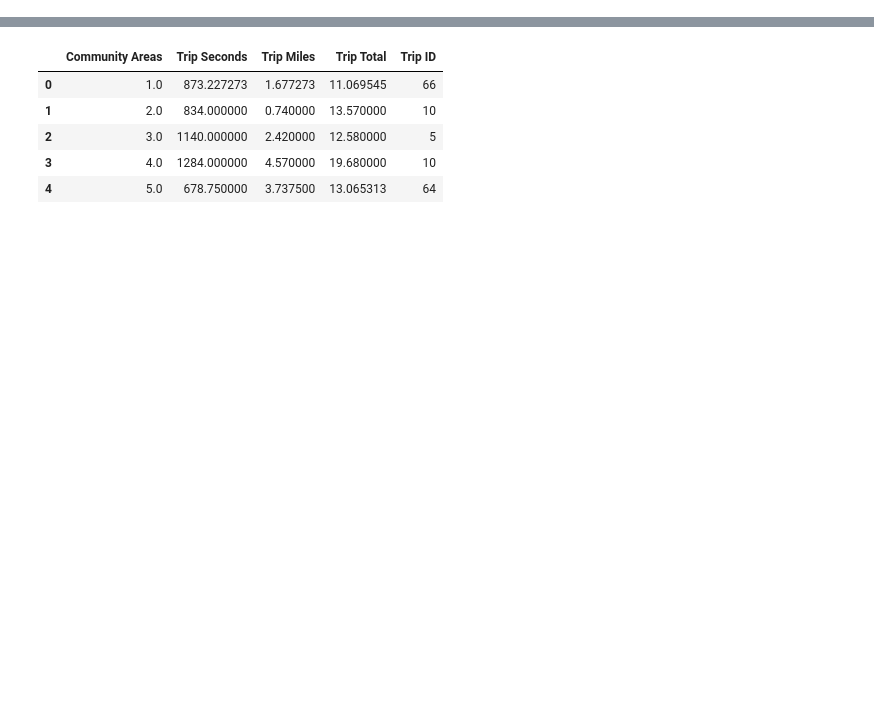
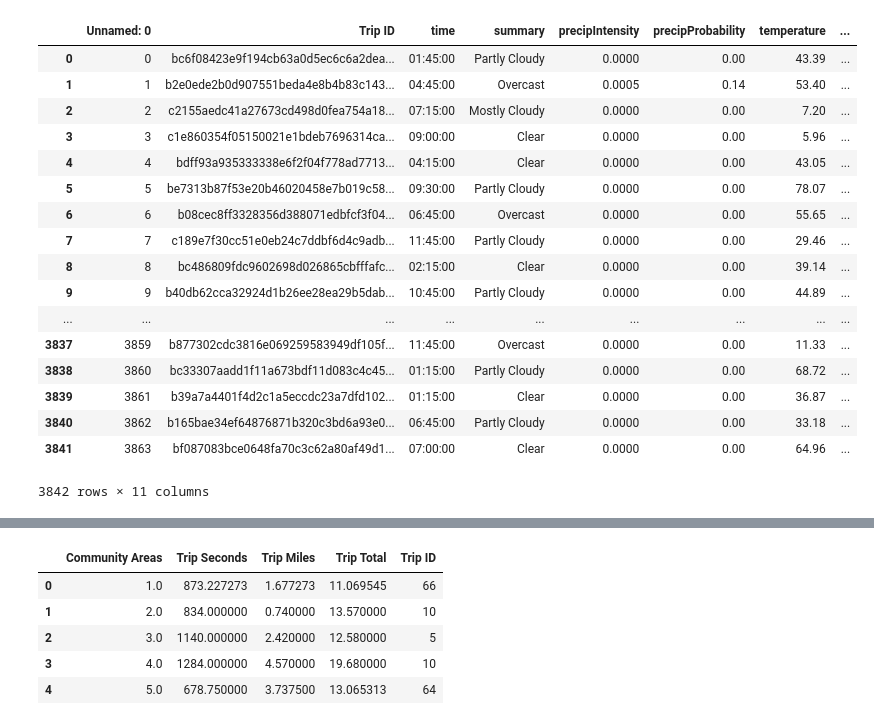
Before and after one commit to peterjorphan/07-project_one, a Jupyter notebook: Resources/jared_datawork.ipynb, the cells around one changed output, grey strips where cells are left out. Drawn from its saved outputs; the diff is of its cells as text; code cells hidden in the pictures; blank space fills up the shorter version.

```diff
--- a/Resources/jared_datawork.ipynb
+++ b/Resources/jared_datawork.ipynb
@@ -32,0 +28,24 @@ df.head()
+# %%
+# df['New Start'] = df['Trip Start Timestamp'].str.split(pat=None, expand=True, n=-1)
+# df['Trip Start Timestamp'].str.split(' ', -1, expand=True)
+df[['new time', 'time']] = df['time'].str.split('T', n=1, expand=True)
+df
+# %% [output]
+|  | Unnamed: 0 | Trip ID | time | summary | precipIntensity | precipProbability | temperature | ... |
+| 0 | 0 | bc6f08423e9f194cb63a0d5ec6c6a2dea... | 01:45:00 | Partly Cloudy | 0.0000 | 0.00 | 43.39 | ... |
+| 1 | 1 | b2e0ede2b0d907551beda4e8b4b83c143... | 04:45:00 | Overcast | 0.0005 | 0.14 | 53.40 | ... |
+| 2 | 2 | c2155aedc41a27673cd498d0fea754a18... | 07:15:00 | Mostly Cloudy | 0.0000 | 0.00 | 7.20 | ... |
+| 3 | 3 | c1e860354f05150021e1bdeb7696314ca... | 09:00:00 | Clear | 0.0000 | 0.00 | 5.96 | ... |
+| 4 | 4 | bdff93a935333338e6f2f04f778ad7713... | 04:15:00 | Clear | 0.0000 | 0.00 | 43.05 | ... |
+| 5 | 5 | be7313b87f53e20b46020458e7b019c58... | 09:30:00 | Partly Cloudy | 0.0000 | 0.00 | 78.07 | ... |
+| 6 | 6 | b08cec8ff3328356d388071edbfcf3f04... | 06:45:00 | Overcast | 0.0000 | 0.00 | 55.65 | ... |
+| 7 | 7 | c189e7f30cc51e0eb24c7ddbf6d4c9adb... | 11:45:00 | Partly Cloudy | 0.0000 | 0.00 | 29.46 | ... |
+| 8 | 8 | bc486809fdc9602698d026865cbfffafc... | 02:15:00 | Clear | 0.0000 | 0.00 | 39.14 | ... |
+| 9 | 9 | b40db62cca32924d1b26ee28ea29b5dab... | 10:45:00 | Partly Cloudy | 0.0000 | 0.00 | 44.89 | ... |
+| ... | ... | ... | ... | ... | ... | ... | ... | ... |
+| 3837 | 3859 | b877302cdc3816e069259583949df105f... | 11:45:00 | Overcast | 0.0000 | 0.00 | 11.33 | ... |
+| 3838 | 3860 | bc33307aadd1f11a673bdf11d083c4c45... | 01:15:00 | Partly Cloudy | 0.0000 | 0.00 | 68.72 | ... |
+| 3839 | 3861 | b39a7a4401f4d2c1a5eccdc23a7dfd102... | 01:15:00 | Clear | 0.0000 | 0.00 | 36.87 | ... |
+| 3840 | 3862 | b165bae34ef64876871b320c3bd6a93e0... | 06:45:00 | Partly Cloudy | 0.0000 | 0.00 | 33.18 | ... |
+| 3841 | 3863 | bf087083bce0648fa70c3c62a80af49d1... | 07:00:00 | Clear | 0.0000 | 0.00 | 64.96 | ... |
+3842 rows × 11 columns
```
Also changed, not shown: parts of 4 cells of this notebook, 1 other file.
